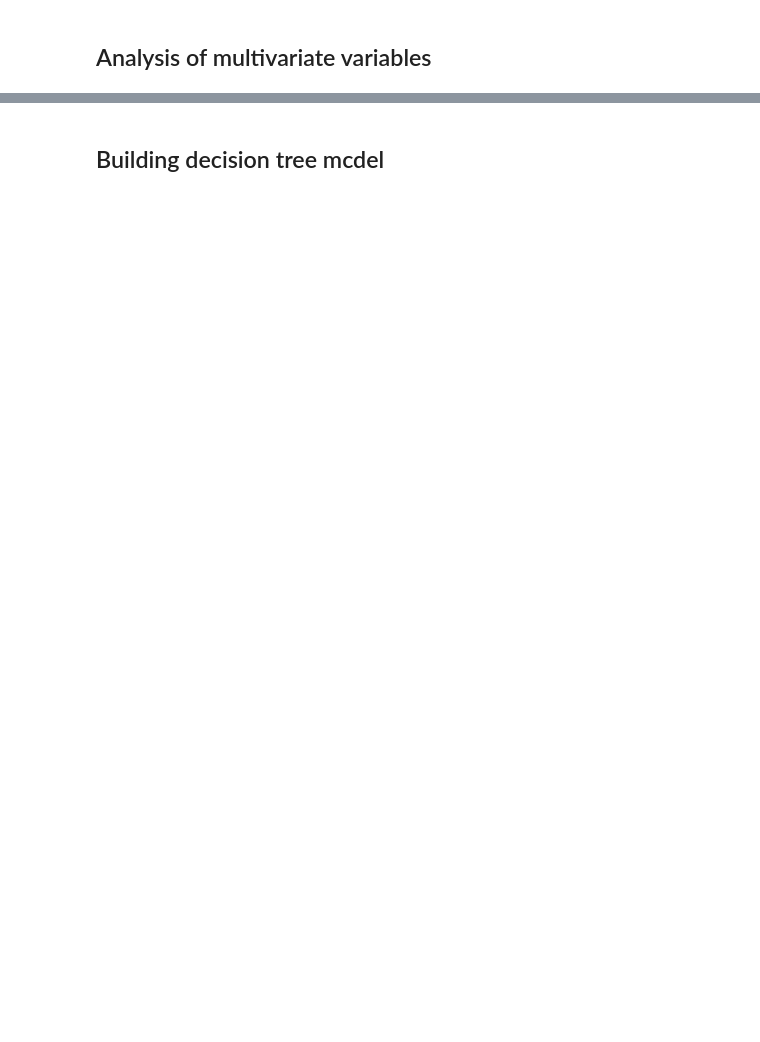
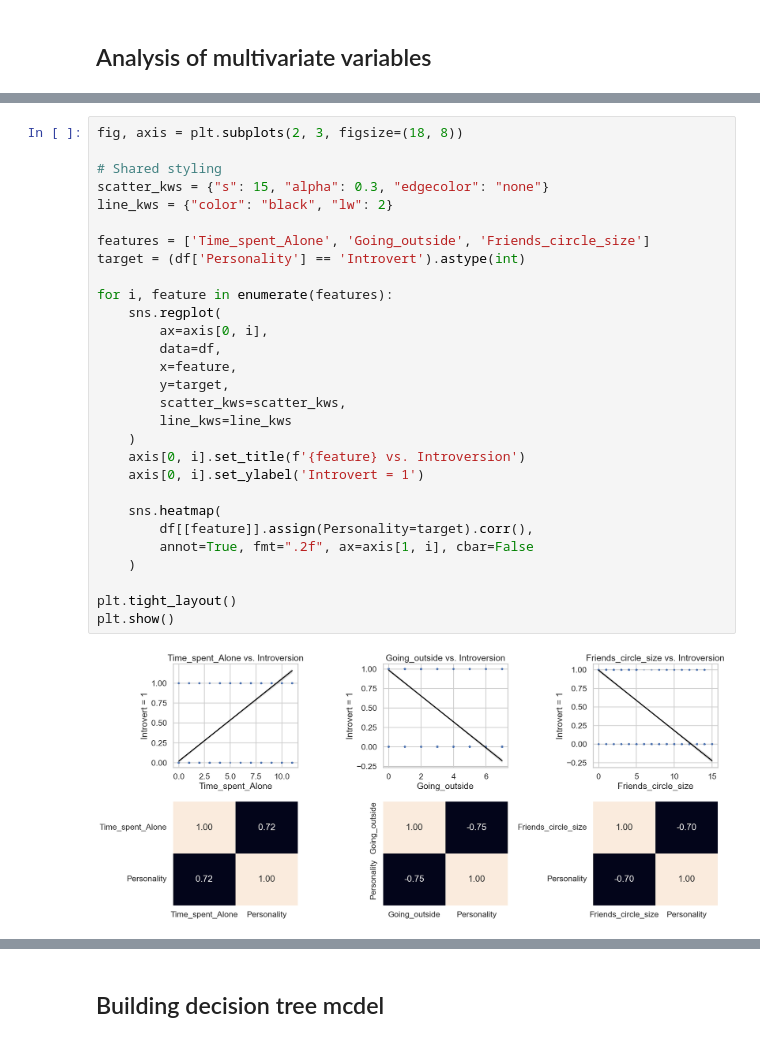
Before and after one commit to NWinocur/flask-render-self, a Jupyter notebook: src/explore.ipynb, the cells around one changed output, grey strips where cells are left out. Saved outputs shown, nothing was run; the diff lists cells and outputs as text; blank space fills up the shorter version.

```diff
--- a/src/explore.ipynb
+++ b/src/explore.ipynb
@@ -144,0 +121,31 @@ plt.show()
+# %%
+fig, axis = plt.subplots(2, 3, figsize=(18, 8))
+
+# Shared styling
+scatter_kws = {"s": 15, "alpha": 0.3, "edgecolor": "none"}
+line_kws = {"color": "black", "lw": 2}
+
+features = ['Time_spent_Alone', 'Going_outside', 'Friends_circle_size']
+target = (df['Personality'] == 'Introvert').astype(int)
+
+for i, feature in enumerate(features):
+    sns.regplot(
+        ax=axis[0, i],
+        data=df,
+        x=feature,
+        y=target,
+        scatter_kws=scatter_kws,
+        line_kws=line_kws
+    )
+    axis[0, i].set_title(f'{feature} vs. Introversion')
+    axis[0, i].set_ylabel('Introvert = 1')
+
+    sns.heatmap(
+        df[[feature]].assign(Personality=target).corr(),
+        annot=True, fmt=".2f", ax=axis[1, i], cbar=False
+    )
+
+plt.tight_layout()
+plt.show()
+# %% [output]
+[figure, added]
```
Also changed, not shown: parts of 24 cells of this notebook.
